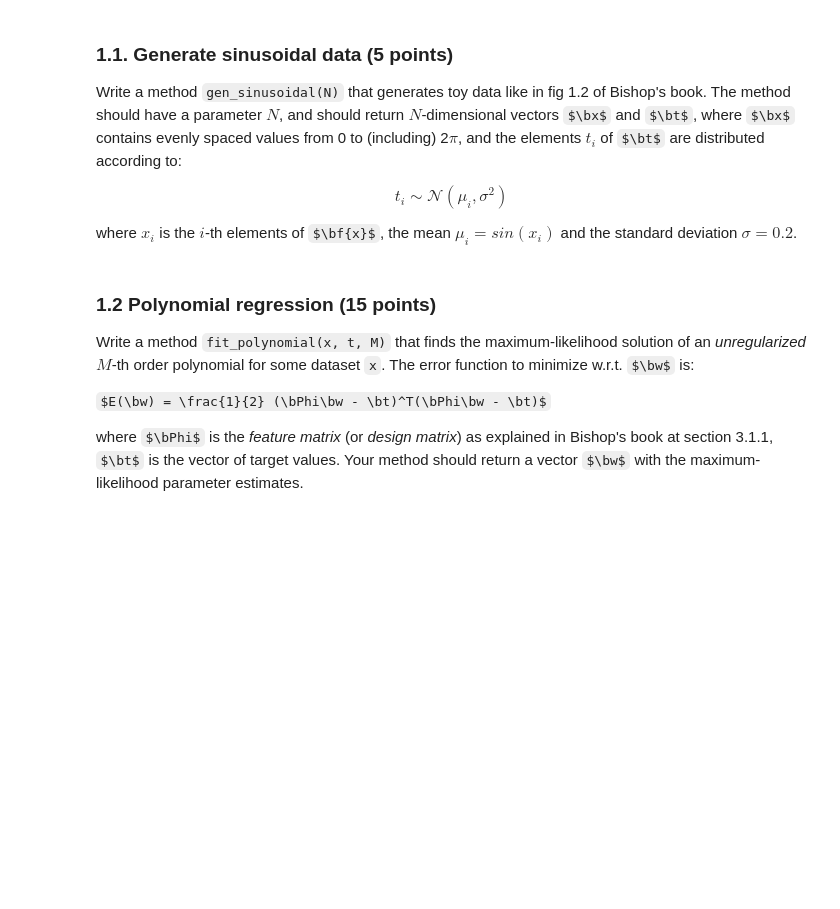
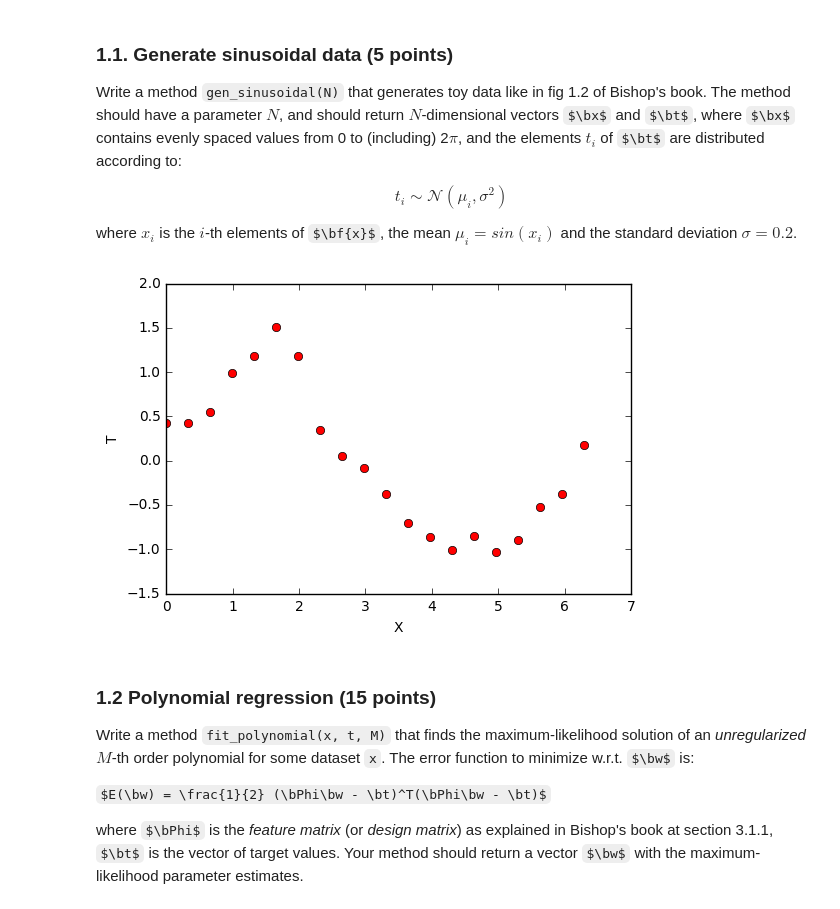
Before and after one commit to Vasileios-Charatsidis/machine_learning_1_labs, a Jupyter notebook: Lab1.ipynb, the cells around one changed output. Cells and saved outputs as stored; diff of their text form; code cells hidden in the pictures; some formulas as TeX source; blank space fills up the shorter version.

```diff
--- a/Lab1.ipynb
+++ b/Lab1.ipynb
@@ -49,10 +47,19 @@ where $x_i$ is the $i$-th elements of $\bf{x}$, the mean $\mu_i = sin(x_i)$ and
 # %%
 def gen_sinusoidal(N):
     sigma = 0.2
     X = np.linspace(0, 2*np.pi, N)
     T = np.random.normal(np.sin(X),sigma)
+    return X,T
 
-    return X,T
+X,T = gen_sinusoidal(20)
+
+# plot
+plt.plot(X, T, 'ro')
+plt.xlabel('X')
+plt.ylabel('T')
+plt.show()
+# %% [output]
+[figure, added]
 # %% [markdown]
 ### 1.2 Polynomial regression (15 points)
 
```
Also changed, not shown: parts of 12 cells of this notebook, 1 other file.
